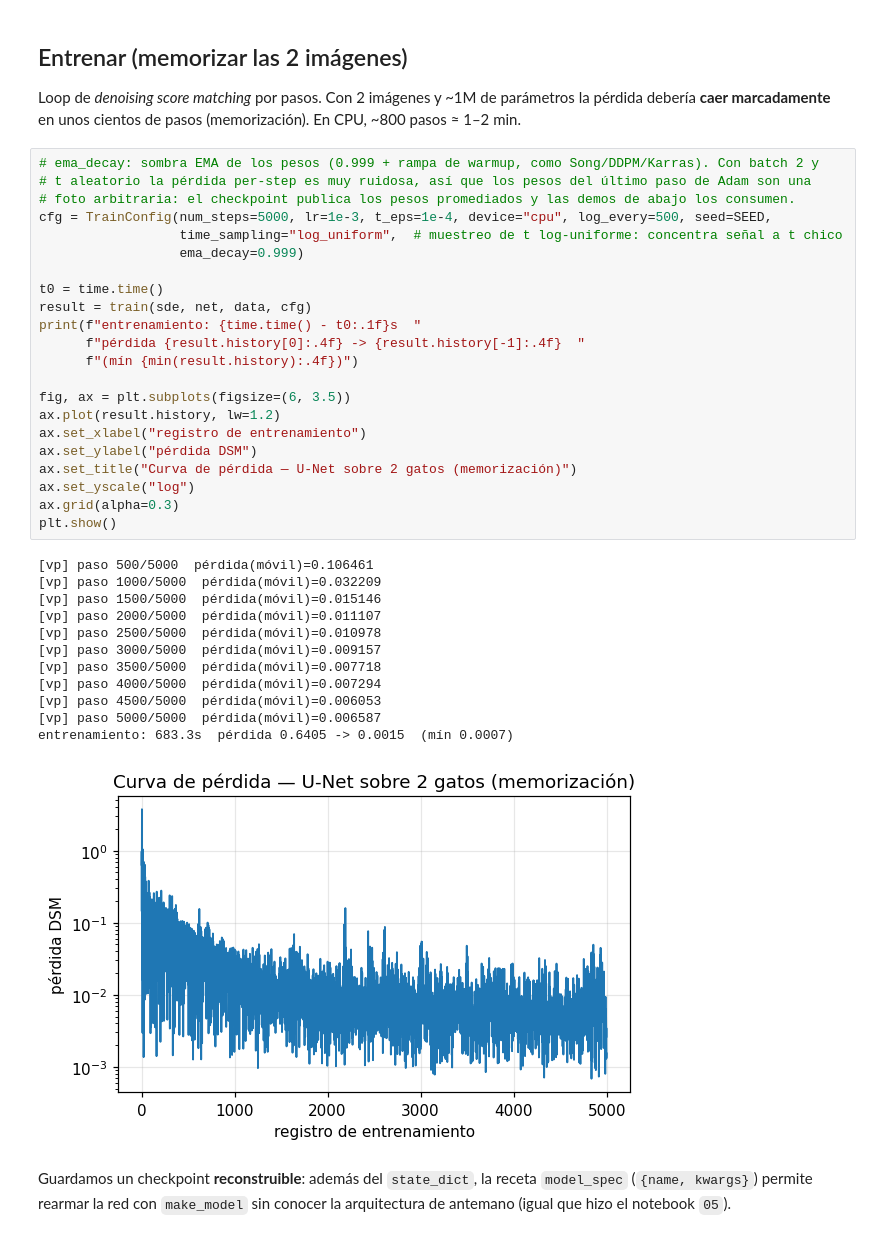
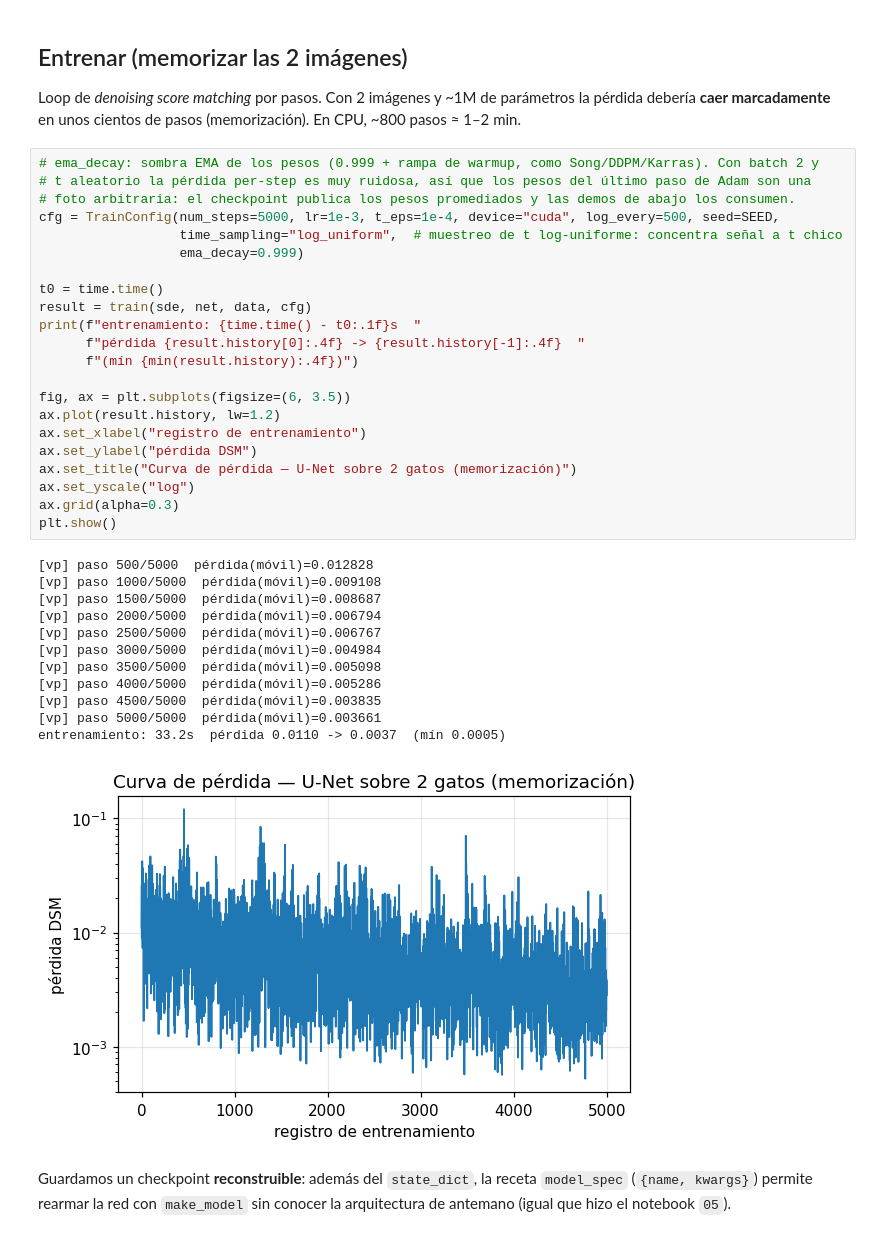
Before and after one commit to bravoivanagustin/diffusion-models, a Jupyter notebook: diffusion-models/notebooks/06_train_unet_cats.ipynb, the cells around one changed output. Drawn from its saved outputs; the diff is of its cells as text.

```diff
--- a/diffusion-models/notebooks/06_train_unet_cats.ipynb
+++ b/diffusion-models/notebooks/06_train_unet_cats.ipynb
@@ -156,38 +156,38 @@ Loop de *denoising score matching* por pasos. Con 2 imágenes y ~1M de parámetr
 # %%
 # ema_decay: sombra EMA de los pesos (0.999 + rampa de warmup, como Song/DDPM/Karras). Con batch 2 y
 # t aleatorio la pérdida per-step es muy ruidosa, así que los pesos del último paso de Adam son una
 # foto arbitraria: el checkpoint publica los pesos promediados y las demos de abajo los consumen.
-cfg = TrainConfig(num_steps=5000, lr=1e-3, t_eps=1e-4, device="cpu", log_every=500, seed=SEED,
+cfg = TrainConfig(num_steps=5000, lr=1e-3, t_eps=1e-4, device="cuda", log_every=500, seed=SEED,
                   time_sampling="log_uniform",  # muestreo de t log-uniforme: concentra señal a t chico
                   ema_decay=0.999)
 
 t0 = time.time()
 result = train(sde, net, data, cfg)
 print(f"entrenamiento: {time.time() - t0:.1f}s  "
       f"pérdida {result.history[0]:.4f} -> {result.history[-1]:.4f}  "
       f"(mín {min(result.history):.4f})")
 
 fig, ax = plt.subplots(figsize=(6, 3.5))
 ax.plot(result.history, lw=1.2)
 ax.set_xlabel("registro de entrenamiento")
 ax.set_ylabel("pérdida DSM")
 ax.set_title("Curva de pérdida — U-Net sobre 2 gatos (memorización)")
 ax.set_yscale("log")
 ax.grid(alpha=0.3)
 plt.show()
 # %% [output]
-[vp] paso 500/5000  pérdida(móvil)=0.106461
-[vp] paso 1000/5000  pérdida(móvil)=0.032209
-[vp] paso 1500/5000  pérdida(móvil)=0.015146
-[vp] paso 2000/5000  pérdida(móvil)=0.011107
-[vp] paso 2500/5000  pérdida(móvil)=0.010978
-[vp] paso 3000/5000  pérdida(móvil)=0.009157
-[vp] paso 3500/5000  pérdida(móvil)=0.007718
-[vp] paso 4000/5000  pérdida(móvil)=0.007294
-[vp] paso 4500/5000  pérdida(móvil)=0.006053
-[vp] paso 5000/5000  pérdida(móvil)=0.006587
-entrenamiento: 683.3s  pérdida 0.6405 -> 0.0015  (mín 0.0007)
+[vp] paso 500/5000  pérdida(móvil)=0.012828
+[vp] paso 1000/5000  pérdida(móvil)=0.009108
+[vp] paso 1500/5000  pérdida(móvil)=0.008687
+[vp] paso 2000/5000  pérdida(móvil)=0.006794
+[vp] paso 2500/5000  pérdida(móvil)=0.006767
+[vp] paso 3000/5000  pérdida(móvil)=0.004984
+[vp] paso 3500/5000  pérdida(móvil)=0.005098
+[vp] paso 4000/5000  pérdida(móvil)=0.005286
+[vp] paso 4500/5000  pérdida(móvil)=0.003835
+[vp] paso 5000/5000  pérdida(móvil)=0.003661
+entrenamiento: 33.2s  pérdida 0.0110 -> 0.0037  (mín 0.0005)
-[figure, old version]
+[figure, new version]
 # %% [markdown]
 Guardamos un checkpoint **reconstruible**: además del `state_dict`, la receta `model_spec`
 (`{name, kwargs}`) permite rearmar la red con `make_model` sin conocer la arquitectura de antemano
```
Also changed, not shown: parts of 4 cells of this notebook, 3 other files.
